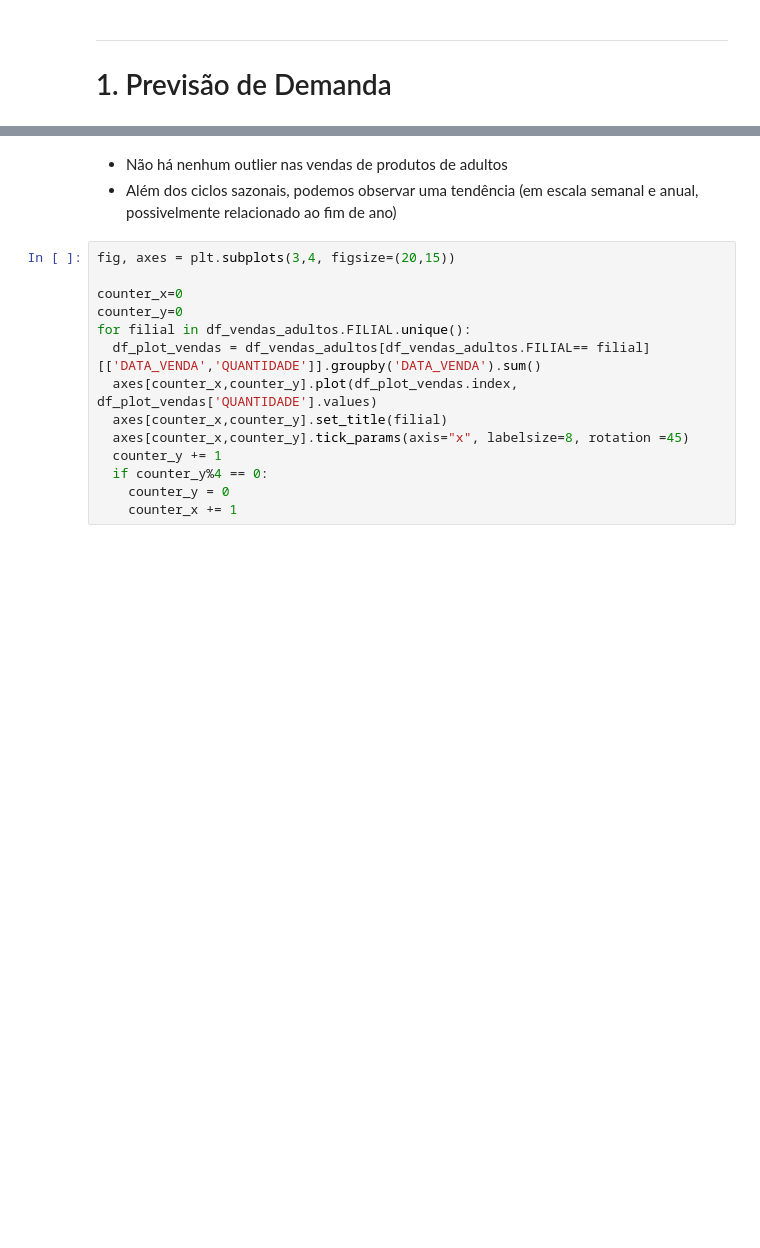
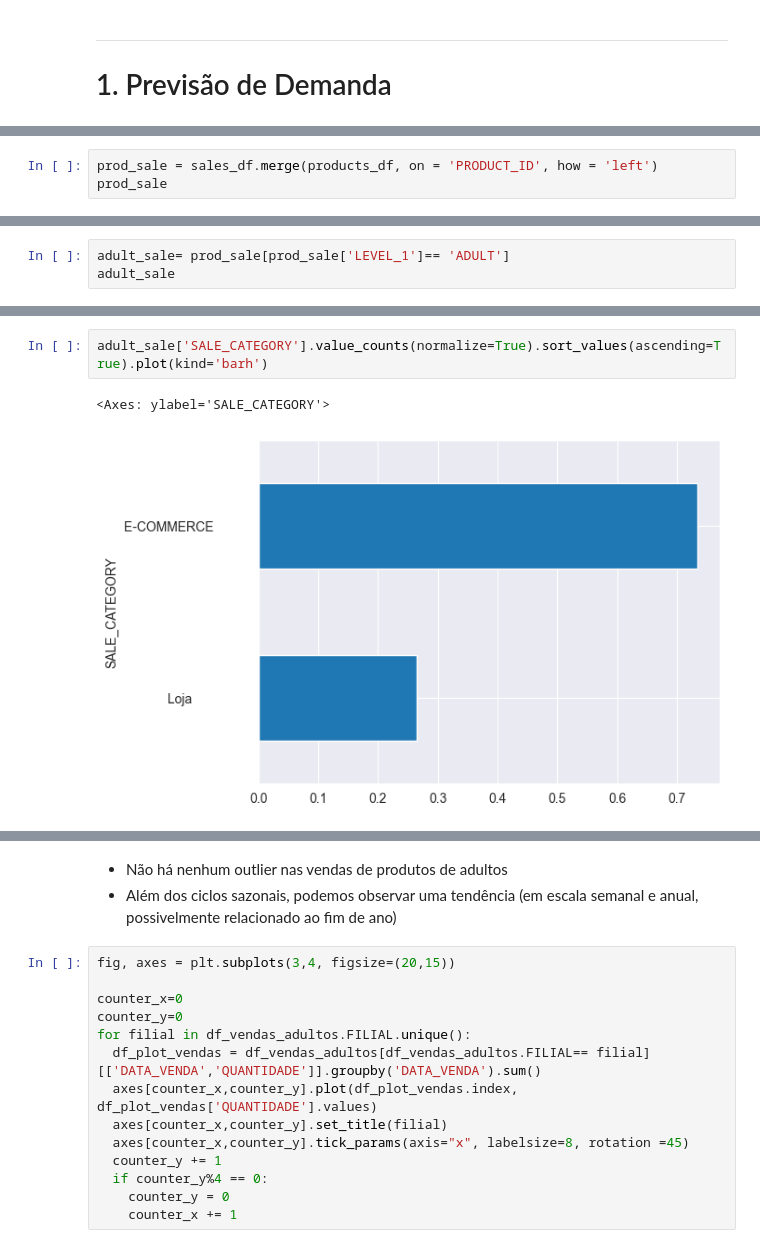
Before and after one commit to Joa1Camargo/online-petshop-data-analysis, a Jupyter notebook: notebooks/Case_FarmaSaúde_Previsao_Demanda.ipynb, the cells around one changed output, grey strips where cells are left out. Cells and saved outputs as stored; diff of their text form; blank space fills up the shorter version.

```diff
--- a/notebooks/Case_FarmaSaúde_Previsao_Demanda.ipynb
+++ b/notebooks/Case_FarmaSaúde_Previsao_Demanda.ipynb
@@ -168,0 +243,3 @@ KeyError: "None of [Index(['DATA_VENDA', 'QUANTIDADE'], dtype='object')] are in
+# %%
+prod_sale = sales_df.merge(products_df, on = 'PRODUCT_ID', how = 'left')
+prod_sale
@@ -168,0 +260,3 @@ KeyError: "None of [Index(['DATA_VENDA', 'QUANTIDADE'], dtype='object')] are in
+# %%
+adult_sale= prod_sale[prod_sale['LEVEL_1']== 'ADULT']
+adult_sale
@@ -168,0 +277,5 @@ KeyError: "None of [Index(['DATA_VENDA', 'QUANTIDADE'], dtype='object')] are in
+# %%
+adult_sale['SALE_CATEGORY'].value_counts(normalize=True).sort_values(ascending=True).plot(kind='barh')
+# %% [output]
+<Axes: ylabel='SALE_CATEGORY'>
+[figure, added]
```
Also changed, not shown: parts of 37 cells of this notebook, 3 other files.
